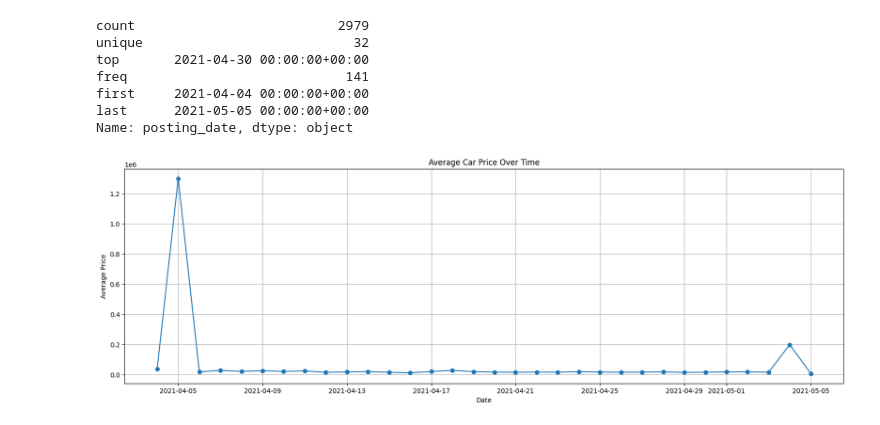
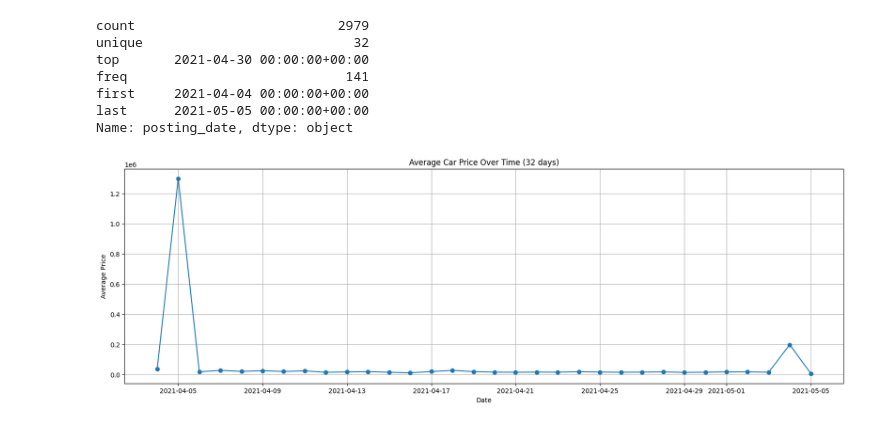
Before and after one commit to Sciederrick/Data-Science-For-EveryOne, a Jupyter notebook: TimeSeriesAnalysis.ipynb, the cells around one changed output. Cells and saved outputs as stored; diff of their text form; code cells hidden in the pictures.

```diff
--- a/TimeSeriesAnalysis.ipynb
+++ b/TimeSeriesAnalysis.ipynb
@@ -231,20 +231,20 @@ Name: posting_date, dtype: object
 # %%
 # @title Time-series chart
 
 # Convert 'posting_date' to datetime
 df['posting_date'] = pd.to_datetime(df['posting_date'])
 
 # Group by 'posting_date' and calculate the average price for each day
 daily_avg_price = df.groupby(['posting_date'])['price'].mean()
 
 # Create a time-series chart
 plt.figure(figsize=(20, 6))
 plt.plot(daily_avg_price.index, daily_avg_price.values, marker='o', linestyle='-')
-plt.title('Average Car Price Over Time')
+plt.title('Average Car Price Over Time (32 days)')
 plt.xlabel('Date')
 plt.ylabel('Average Price')
 plt.grid(True)
 
 plt.show()
 # %% [output]
-[figure, old version]
+[figure, new version]
```
Also changed, not shown: parts of 2 cells of this notebook.
